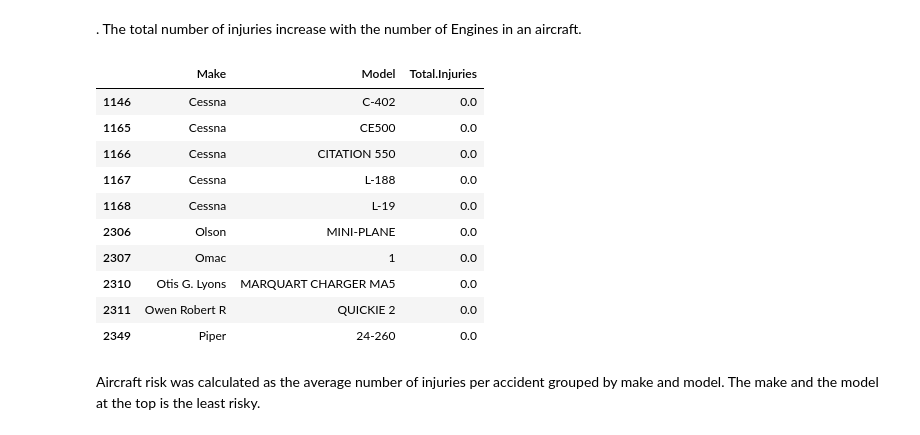
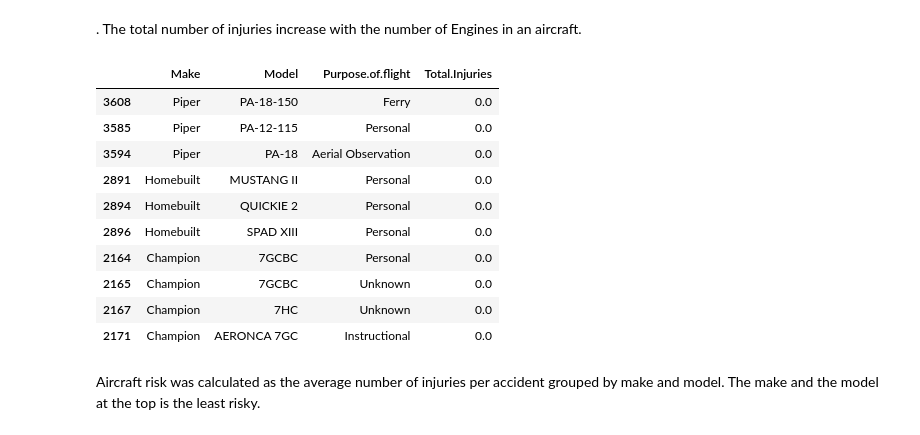
Before and after one commit to nelimaawuor-lgtm/Phase-1-project, a Jupyter notebook: Student.ipynb, the cells around one changed output. Drawn from its saved outputs; the diff is of its cells as text; code cells hidden in the pictures.

```diff
--- a/Student.ipynb
+++ b/Student.ipynb
@@ -356,20 +356,20 @@ plt
 . The total number of injuries increase with the number of Engines in an aircraft.
 # %%
 #Evaluating risk by Make and Model
-Risk_by_make_model = (New_df.groupby(["Make", "Model"])["Total.Injuries"].mean().reset_index().sort_values("Total.Injuries"))
+Risk_by_make_model = (New_df.groupby(["Make", "Model", "Purpose.of.flight"])["Total.Injuries"].mean().reset_index().sort_values("Total.Injuries"))
 Risk_by_make_model.head(10)
 # %% [output]
-|  | Make | Model | Total.Injuries |
-| 1146 | Cessna | C-402 | 0.0 |
-| 1165 | Cessna | CE500 | 0.0 |
-| 1166 | Cessna | CITATION 550 | 0.0 |
-| 1167 | Cessna | L-188 | 0.0 |
-| 1168 | Cessna | L-19 | 0.0 |
-| 2306 | Olson | MINI-PLANE | 0.0 |
-| 2307 | Omac | 1 | 0.0 |
-| 2310 | Otis G. Lyons | MARQUART CHARGER MA5 | 0.0 |
-| 2311 | Owen Robert R | QUICKIE 2 | 0.0 |
-| 2349 | Piper | 24-260 | 0.0 |
+|  | Make | Model | Purpose.of.flight | Total.Injuries |
+| 3608 | Piper | PA-18-150 | Ferry | 0.0 |
+| 3585 | Piper | PA-12-115 | Personal | 0.0 |
+| 3594 | Piper | PA-18 | Aerial Observation | 0.0 |
+| 2891 | Homebuilt | MUSTANG II | Personal | 0.0 |
+| 2894 | Homebuilt | QUICKIE 2 | Personal | 0.0 |
+| 2896 | Homebuilt | SPAD XIII | Personal | 0.0 |
+| 2164 | Champion | 7GCBC | Personal | 0.0 |
+| 2165 | Champion | 7GCBC | Unknown | 0.0 |
+| 2167 | Champion | 7HC | Unknown | 0.0 |
+| 2171 | Champion | AERONCA 7GC | Instructional | 0.0 |
 # %% [markdown]
 Aircraft risk was calculated as the average number of injuries per accident grouped by make and model.
 The make and the model at the top is the least risky.
```
Also changed, not shown: parts of 2 cells of this notebook.
